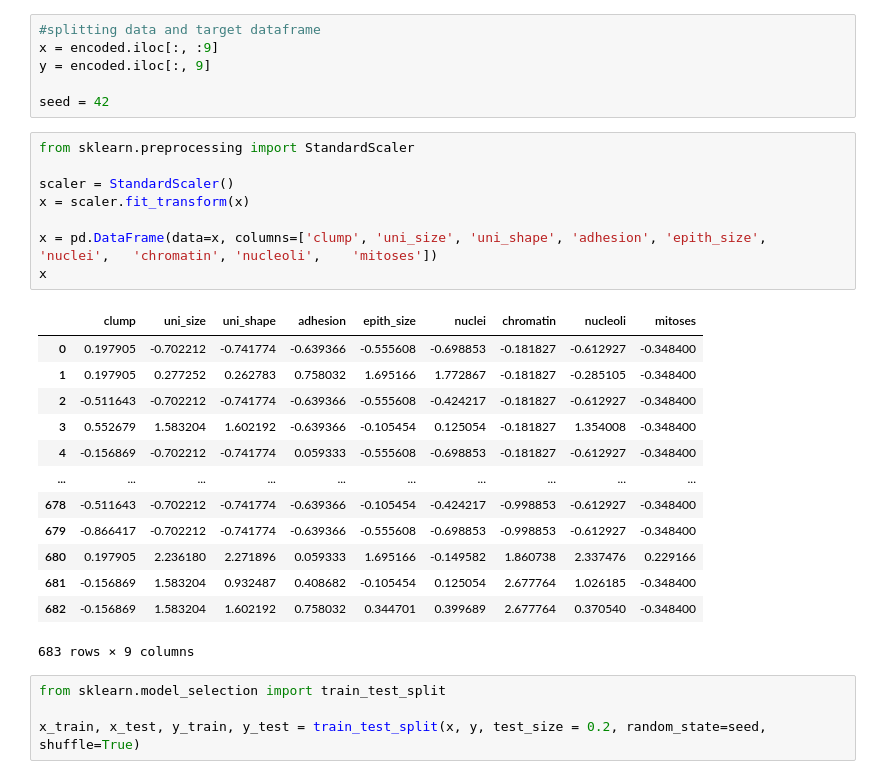
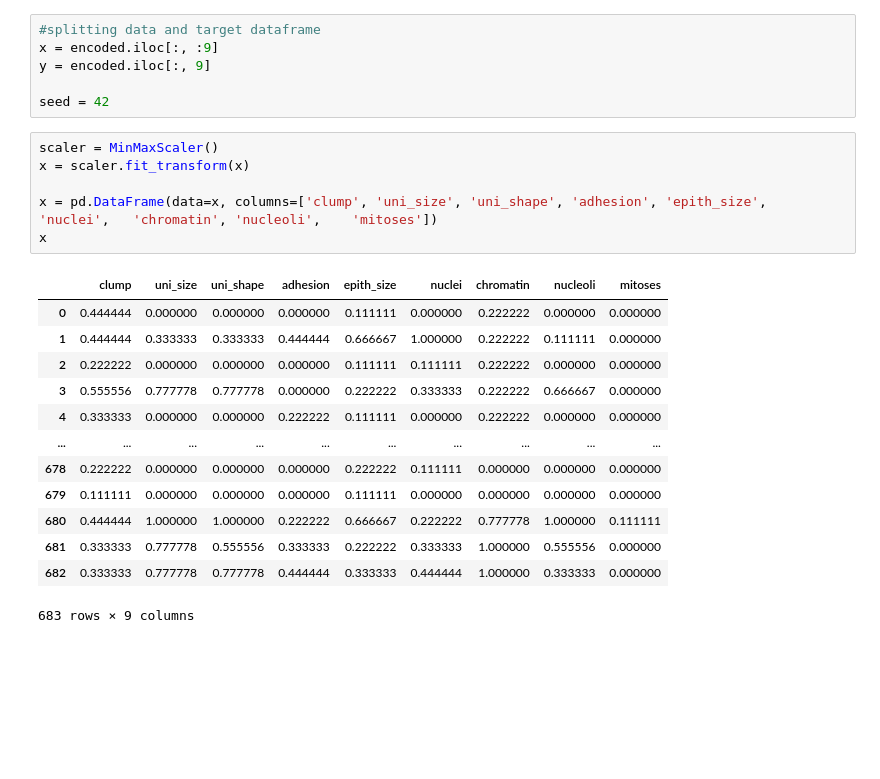
Before and after one commit to Nicordaro/MML, a Jupyter notebook: MML_Thesis.ipynb, the cells around one changed output. Saved outputs shown, nothing was run; the diff lists cells and outputs as text; blank space fills up the shorter version.

```diff
--- a/MML_Thesis.ipynb
+++ b/MML_Thesis.ipynb
@@ -228,28 +241,22 @@ y = encoded.iloc[:, 9]
 
 seed = 42
 # %%
-from sklearn.preprocessing import StandardScaler
-
-scaler = StandardScaler()
+scaler = MinMaxScaler()
 x = scaler.fit_transform(x)
 
 x = pd.DataFrame(data=x, columns=['clump', 'uni_size', 'uni_shape',	'adhesion',	'epith_size',	'nuclei',	'chromatin', 'nucleoli',	'mitoses'])
 x
 # %% [output]
 |  | clump | uni_size | uni_shape | adhesion | epith_size | nuclei | chromatin | nucleoli | mitoses |
-| 0 | 0.197905 | -0.702212 | -0.741774 | -0.639366 | -0.555608 | -0.698853 | -0.181827 | -0.612927 | -0.348400 |
-| 1 | 0.197905 | 0.277252 | 0.262783 | 0.758032 | 1.695166 | 1.772867 | -0.181827 | -0.285105 | -0.348400 |
-| 2 | -0.511643 | -0.702212 | -0.741774 | -0.639366 | -0.555608 | -0.424217 | -0.181827 | -0.612927 | -0.348400 |
-| 3 | 0.552679 | 1.583204 | 1.602192 | -0.639366 | -0.105454 | 0.125054 | -0.181827 | 1.354008 | -0.348400 |
-| 4 | -0.156869 | -0.702212 | -0.741774 | 0.059333 | -0.555608 | -0.698853 | -0.181827 | -0.612927 | -0.348400 |
+| 0 | 0.444444 | 0.000000 | 0.000000 | 0.000000 | 0.111111 | 0.000000 | 0.222222 | 0.000000 | 0.000000 |
+| 1 | 0.444444 | 0.333333 | 0.333333 | 0.444444 | 0.666667 | 1.000000 | 0.222222 | 0.111111 | 0.000000 |
+| 2 | 0.222222 | 0.000000 | 0.000000 | 0.000000 | 0.111111 | 0.111111 | 0.222222 | 0.000000 | 0.000000 |
+| 3 | 0.555556 | 0.777778 | 0.777778 | 0.000000 | 0.222222 | 0.333333 | 0.222222 | 0.666667 | 0.000000 |
+| 4 | 0.333333 | 0.000000 | 0.000000 | 0.222222 | 0.111111 | 0.000000 | 0.222222 | 0.000000 | 0.000000 |
 | ... | ... | ... | ... | ... | ... | ... | ... | ... | ... |
-| 678 | -0.511643 | -0.702212 | -0.741774 | -0.639366 | -0.105454 | -0.424217 | -0.998853 | -0.612927 | -0.348400 |
-| 679 | -0.866417 | -0.702212 | -0.741774 | -0.639366 | -0.555608 | -0.698853 | -0.998853 | -0.612927 | -0.348400 |
-| 680 | 0.197905 | 2.236180 | 2.271896 | 0.059333 | 1.695166 | -0.149582 | 1.860738 | 2.337476 | 0.229166 |
-| 681 | -0.156869 | 1.583204 | 0.932487 | 0.408682 | -0.105454 | 0.125054 | 2.677764 | 1.026185 | -0.348400 |
-| 682 | -0.156869 | 1.583204 | 1.602192 | 0.758032 | 0.344701 | 0.399689 | 2.677764 | 0.370540 | -0.348400 |
+| 678 | 0.222222 | 0.000000 | 0.000000 | 0.000000 | 0.222222 | 0.111111 | 0.000000 | 0.000000 | 0.000000 |
+| 679 | 0.111111 | 0.000000 | 0.000000 | 0.000000 | 0.111111 | 0.000000 | 0.000000 | 0.000000 | 0.000000 |
+| 680 | 0.444444 | 1.000000 | 1.000000 | 0.222222 | 0.666667 | 0.222222 | 0.777778 | 1.000000 | 0.111111 |
+| 681 | 0.333333 | 0.777778 | 0.555556 | 0.333333 | 0.222222 | 0.333333 | 1.000000 | 0.555556 | 0.000000 |
+| 682 | 0.333333 | 0.777778 | 0.777778 | 0.444444 | 0.333333 | 0.444444 | 1.000000 | 0.333333 | 0.000000 |
 683 rows × 9 columns
-# %%
-from sklearn.model_selection import train_test_split
-
-x_train, x_test, y_train, y_test = train_test_split(x, y, test_size = 0.2, random_state=seed, shuffle=True)
```
Also changed, not shown: parts of 16 cells of this notebook.
